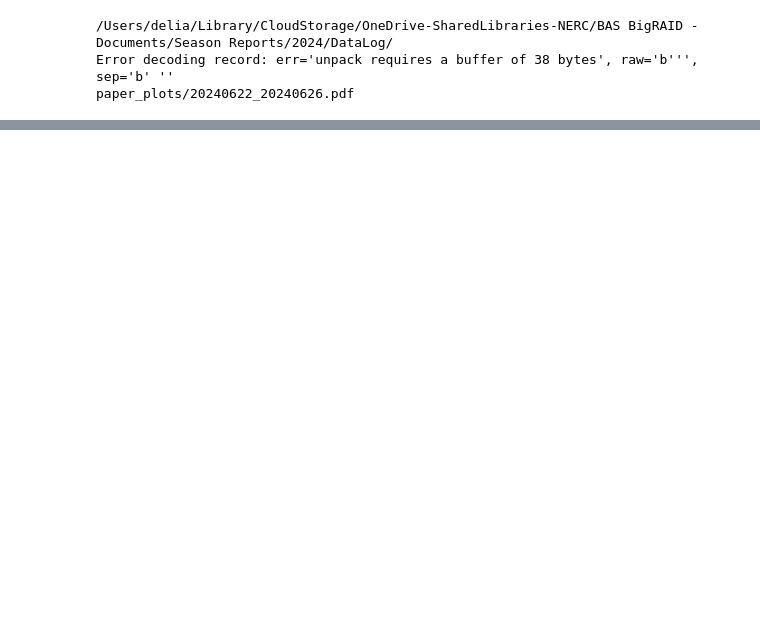
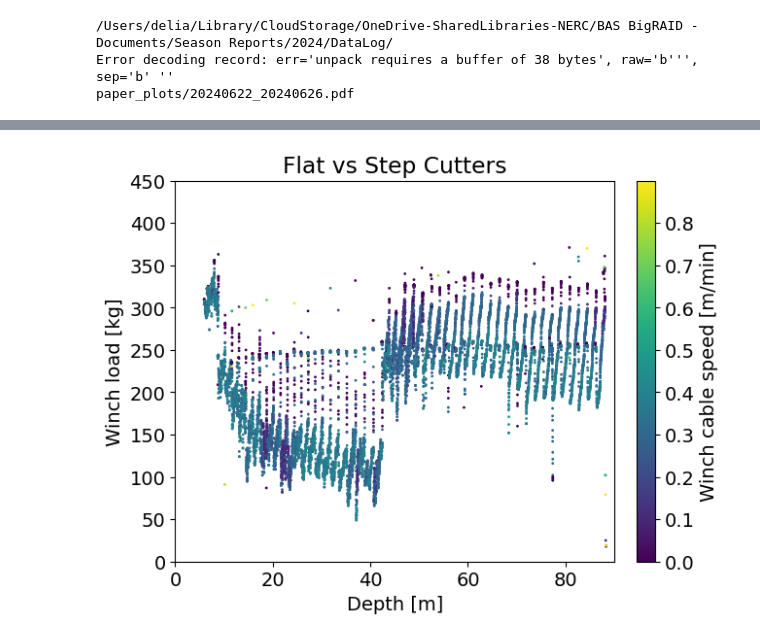
Before and after one commit to RNO-G/bigraid_log_reader, a Jupyter notebook: proceedings_notebook.ipynb, the cells around one changed output, grey strips where cells are left out. Cells and saved outputs as stored; diff of their text form; code cells hidden in the pictures; blank space fills up the shorter version.

```diff
--- a/proceedings_notebook.ipynb
+++ b/proceedings_notebook.ipynb
@@ -98,3 +98,17 @@ Axes(0.481574,0.071806;0.307396x0.879651)
+# %%
+fig, ax = plt.subplots(1, 1)
+#fig2.set_figwidth(5)
+#fig2.set_figheight(6)
+img=df[(df["cutting"] == 1)].plot.scatter(x="[PLC]WIRESPOOLEDOUT", y="[PLC]CABLETENSION", c="[PLC]CABLESPEED", s =1, rasterized=True, cmap="viridis", ax = ax, colorbar = False)#norm = norm)
+ax.set_xlabel("Depth [m]")
+ax.set_ylabel("Winch load [kg]")
+ax.set_title("Flat vs Step Cutters")
+ax.set_ylim(0,450)
+ax.set_xlim(0,90)
+fig.colorbar(img.collections[0],ax=ax, shrink=1, location='right', label= 'Winch cable speed [m/min]')
+fig.savefig("flat_vs_step_cutters_winch_load.pdf")
+# %% [output]
+[figure, added]
 # %%
 # everything below here for reference
 def _plot(df, out_path):
```
Also changed, not shown: parts of 1 cell of this notebook.
